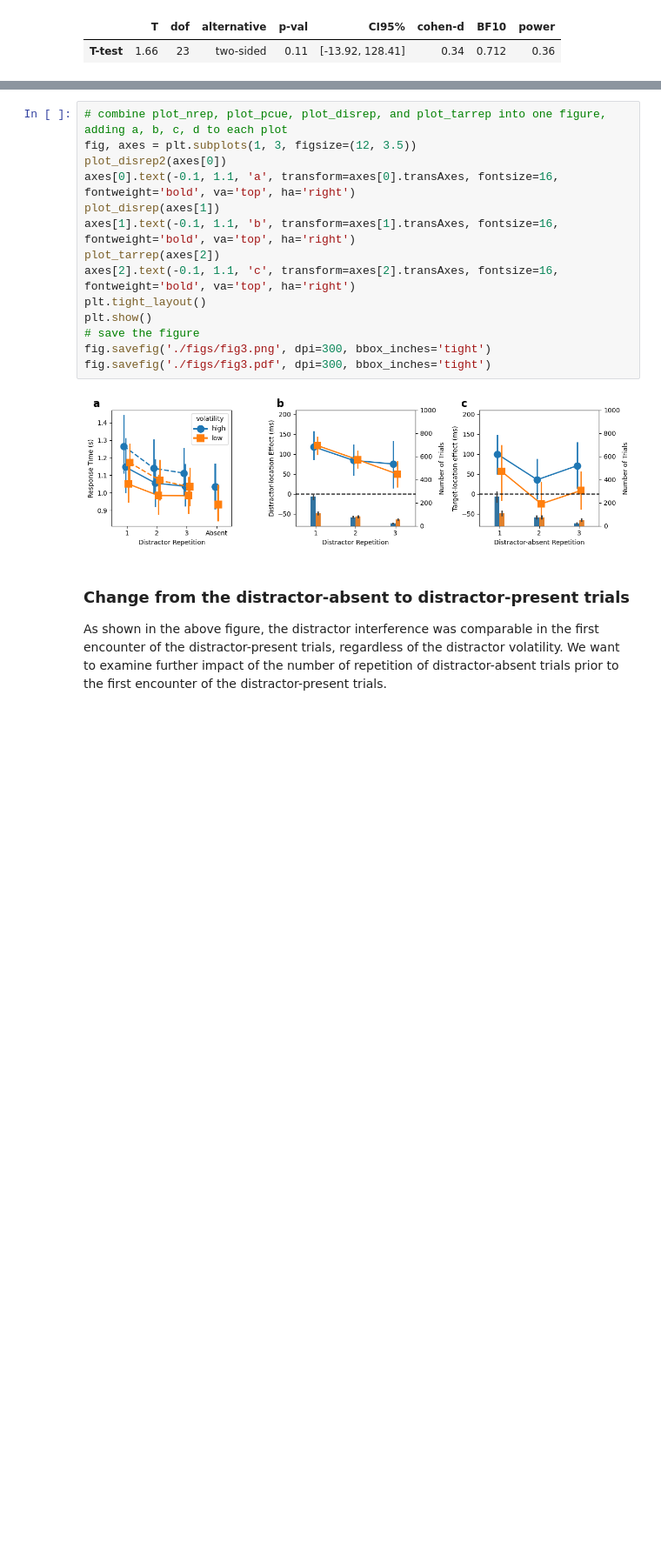
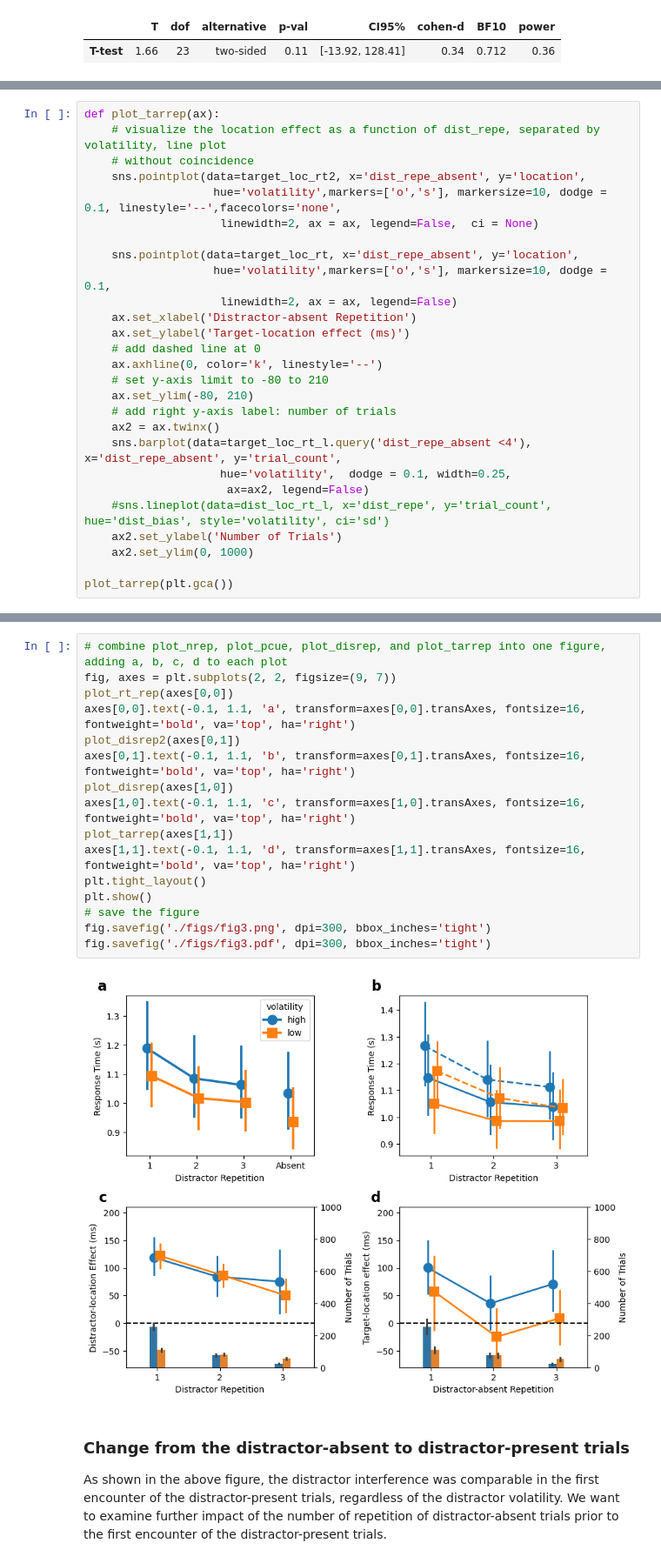
Before and after one commit to msenselab/statistical_learning_with_volatility, a Jupyter notebook: behavior_analysis.ipynb, the cells around one changed output, grey strips where cells are left out. Shown at 87% size. Saved outputs shown, nothing was run; the diff lists cells and outputs as text; blank space fills up the shorter version.

Commit message:
add addition analysis on target location effect

```diff
--- a/behavior_analysis.ipynb
+++ b/behavior_analysis.ipynb
@@ -721,0 +724,27 @@ pg.multicomp([0.67, 0.01], method='bonf')
+# %%
+def plot_tarrep(ax):
+    # visualize the location effect as a function of dist_repe, separated by volatility, line plot
+    # without coincidence
+    sns.pointplot(data=target_loc_rt2, x='dist_repe_absent', y='location',
+                   hue='volatility',markers=['o','s'], markersize=10, dodge = 0.1, linestyle='--',facecolors='none',
+                    linewidth=2, ax = ax, legend=False,  ci = None)
+
+    sns.pointplot(data=target_loc_rt, x='dist_repe_absent', y='location',
+                   hue='volatility',markers=['o','s'], markersize=10, dodge = 0.1,
+                    linewidth=2, ax = ax, legend=False)
+    ax.set_xlabel('Distractor-absent Repetition')
+    ax.set_ylabel('Target-location effect (ms)')
+    # add dashed line at 0
+    ax.axhline(0, color='k', linestyle='--')
+    # set y-axis limit to -80 to 210
+    ax.set_ylim(-80, 210)
+    # add right y-axis label: number of trials
+    ax2 = ax.twinx()
+    sns.barplot(data=target_loc_rt_l.query('dist_repe_absent <4'), x='dist_repe_absent', y='trial_count',
+                    hue='volatility',  dodge = 0.1, width=0.25,
+                     ax=ax2, legend=False)
+	#sns.lineplot(data=dist_loc_rt_l, x='dist_repe', y='trial_count', hue='dist_bias', style='volatility', ci='sd')
+    ax2.set_ylabel('Number of Trials')
+    ax2.set_ylim(0, 1000)
+
+plot_tarrep(plt.gca())
@@ -722,19 +758,21 @@ pg.multicomp([0.67, 0.01], method='bonf')
 # %%
 # combine plot_nrep, plot_pcue, plot_disrep, and plot_tarrep into one figure, adding a, b, c, d to each plot
-fig, axes = plt.subplots(1, 3, figsize=(12, 3.5))
-plot_disrep2(axes[0])
-axes[0].text(-0.1, 1.1, 'a', transform=axes[0].transAxes, fontsize=16, fontweight='bold', va='top', ha='right')
-plot_disrep(axes[1])
-axes[1].text(-0.1, 1.1, 'b', transform=axes[1].transAxes, fontsize=16, fontweight='bold', va='top', ha='right')
-plot_tarrep(axes[2])
-axes[2].text(-0.1, 1.1, 'c', transform=axes[2].transAxes, fontsize=16, fontweight='bold', va='top', ha='right')
+fig, axes = plt.subplots(2, 2, figsize=(9, 7))
+plot_rt_rep(axes[0,0])
+axes[0,0].text(-0.1, 1.1, 'a', transform=axes[0,0].transAxes, fontsize=16, fontweight='bold', va='top', ha='right')
+plot_disrep2(axes[0,1])
+axes[0,1].text(-0.1, 1.1, 'b', transform=axes[0,1].transAxes, fontsize=16, fontweight='bold', va='top', ha='right')
+plot_disrep(axes[1,0])
+axes[1,0].text(-0.1, 1.1, 'c', transform=axes[1,0].transAxes, fontsize=16, fontweight='bold', va='top', ha='right')
+plot_tarrep(axes[1,1])
+axes[1,1].text(-0.1, 1.1, 'd', transform=axes[1,1].transAxes, fontsize=16, fontweight='bold', va='top', ha='right')
 plt.tight_layout()
 plt.show()
 # save the figure
 fig.savefig('./figs/fig3.png', dpi=300, bbox_inches='tight')
 fig.savefig('./figs/fig3.pdf', dpi=300, bbox_inches='tight')
 # %% [output]
-[figure, old version]
+[figure, new version]
 # %% [markdown]
 ### Change from the distractor-absent to distractor-present trials
 
```
Also changed, not shown: parts of 11 cells of this notebook, 4 other files.
